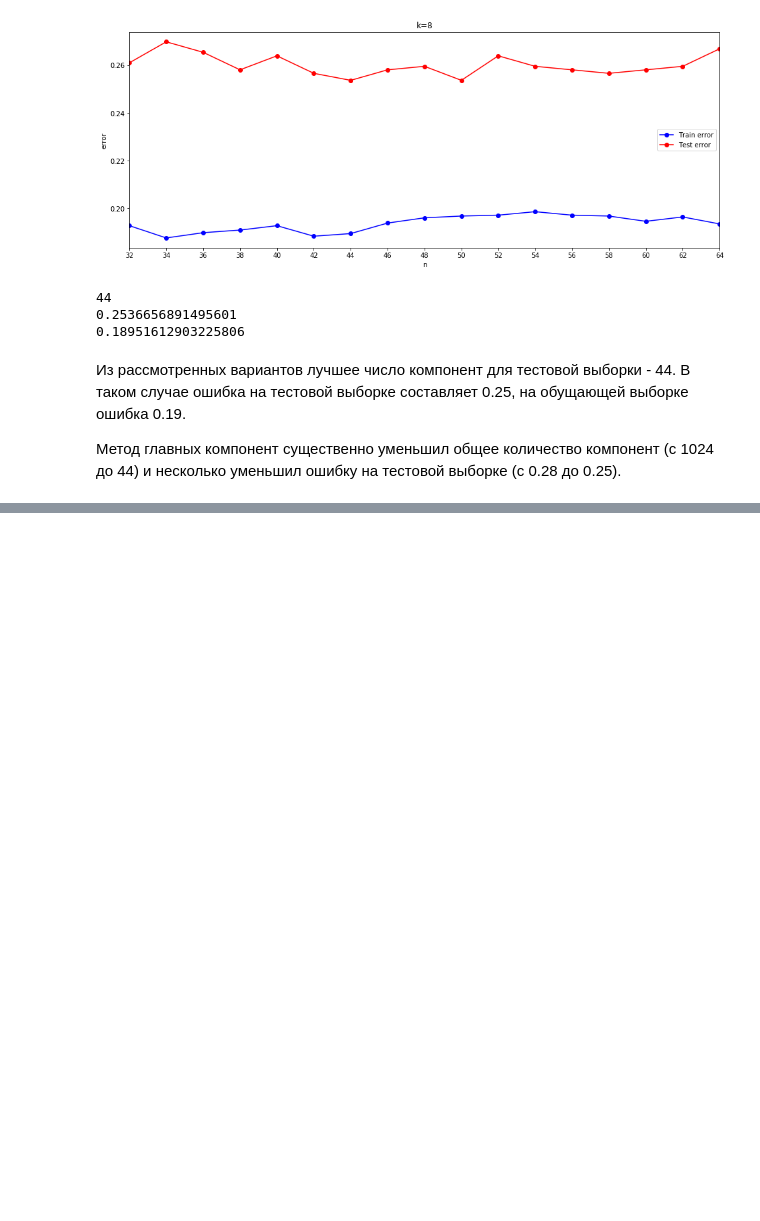
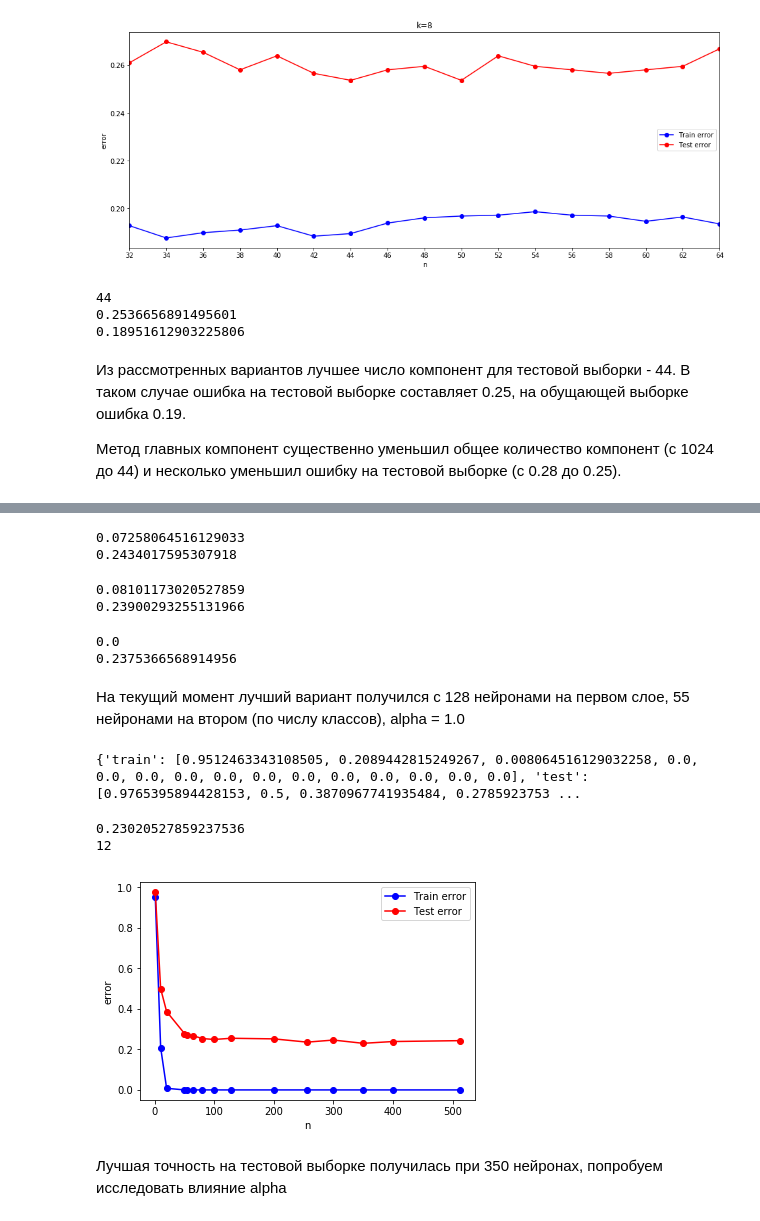
Before and after one commit to AleksandrPanov/character_recognition, a Jupyter notebook: hw.ipynb, the cells around one changed output, grey strips where cells are left out. Cells and saved outputs as stored; diff of their text form; code cells hidden in the pictures; blank space fills up the shorter version.

```diff
--- a/hw.ipynb
+++ b/hw.ipynb
@@ -402,0 +439,75 @@ print(list_err_train[6])
+# %%
+mlp = MLPClassifier(hidden_layer_sizes = (128,128,), alpha = 5, solver = 'lbfgs', activation = 'logistic', random_state = 42)
+mlp.fit(X_train, y_train)
+mlp.fit(X_train, y_train)
+y_train_predict_mlp = mlp.predict(X_train)
+err_train_mlp = np.mean(y_train != y_train_predict_mlp)
+print(err_train_mlp)
+
+y_test_predict_mlp = mlp.predict(X_test)
+err_test_mlp = np.mean(y_test != y_test_predict_mlp)
+print(err_test_mlp)
+# %% [output]
+0.07258064516129033
+0.2434017595307918
+# %%
+mlp = MLPClassifier(hidden_layer_sizes = (128,55,), alpha = 5, solver = 'lbfgs', activation = 'logistic', random_state = 42)
+mlp.fit(X_train, y_train)
+mlp.fit(X_train, y_train)
+y_train_predict_mlp = mlp.predict(X_train)
+err_train_mlp = np.mean(y_train != y_train_predict_mlp)
+print(err_train_mlp)
+
+y_test_predict_mlp = mlp.predict(X_test)
+err_test_mlp = np.mean(y_test != y_test_predict_mlp)
+print(err_test_mlp)
+# %% [output]
+0.08101173020527859
+0.23900293255131966
+# %%
+mlp = MLPClassifier(hidden_layer_sizes = (128,55,), alpha = 1.0, solver = 'lbfgs', activation = 'logistic', random_state = 42)
+mlp.fit(X_train, y_train)
+mlp.fit(X_train, y_train)
+y_train_predict_mlp = mlp.predict(X_train)
+err_train_mlp = np.mean(y_train != y_train_predict_mlp)
+print(err_train_mlp)
+
+y_test_predict_mlp = mlp.predict(X_test)
+err_test_mlp = np.mean(y_test != y_test_predict_mlp)
+print(err_test_mlp)
+# %% [output]
+0.0
+0.2375366568914956
+# %% [markdown]
+На текущий момент лучший вариант получился с 128 нейронами на первом слое, 55 нейронами на втором (по числу классов), alpha = 1.0
+# %%
+weights = [1, 10, 20, 50, 55, 64, 80, 100, 128, 200, 256, 300, 350, 400, 512]
+error_w = {'train':[], 'test':[]}
+
+for w1 in weights:
+    mlp = MLPClassifier(alpha=0.1, hidden_layer_sizes = (w1,), solver = 'lbfgs', activation = 'logistic', random_state = 42)
+    mlp.fit(X_train, y_train)
+
+    y_train_predict_mlp = mlp.predict(X_train)
+    y_test_predict_mlp = mlp.predict(X_test)
+
+    error_w['train'].append(np.mean(y_train != y_train_predict_mlp))
+    error_w['test'].append(np.mean(y_test != y_test_predict_mlp))
+print(error_w)
+# %% [output]
+{'train': [0.9512463343108505, 0.2089442815249267, 0.008064516129032258, 0.0, 0.0, 0.0, 0.0, 0.0, 0.0, 0.0, 0.0, 0.0, 0.0, 0.0, 0.0], 'test': [0.9765395894428153, 0.5, 0.3870967741935484, 0.2785923753 ...
+# %%
+print(min(error_w['test']))
+print(error_w['test'].index(min(error_w['test'])))
+plt.plot(weights, error_w['train'], '-ob', label="Train error")
+plt.plot(weights, error_w['test'], '-or', label="Test error")
+plt.xlabel('n')
+plt.ylabel('error')
+plt.legend()
+plt.show()
+# %% [output]
+0.23020527859237536
+12
+[figure, added]
+# %% [markdown]
+Лучшая точность на тестовой выборке получилась при 350 нейронах, попробуем исследовать влияние alpha
```
Also changed, not shown: parts of 26 cells of this notebook.
